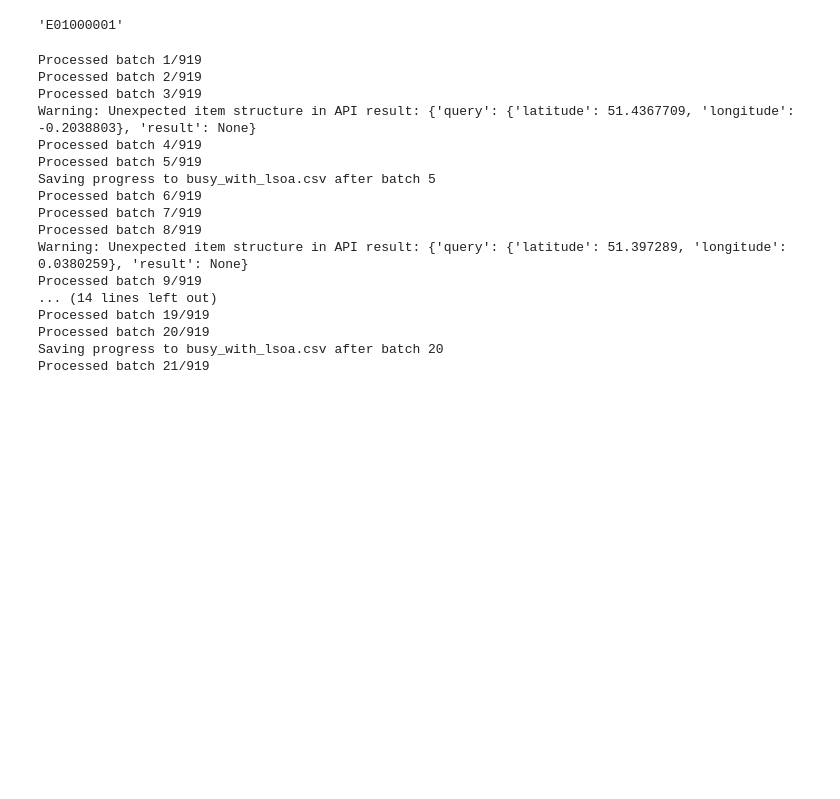
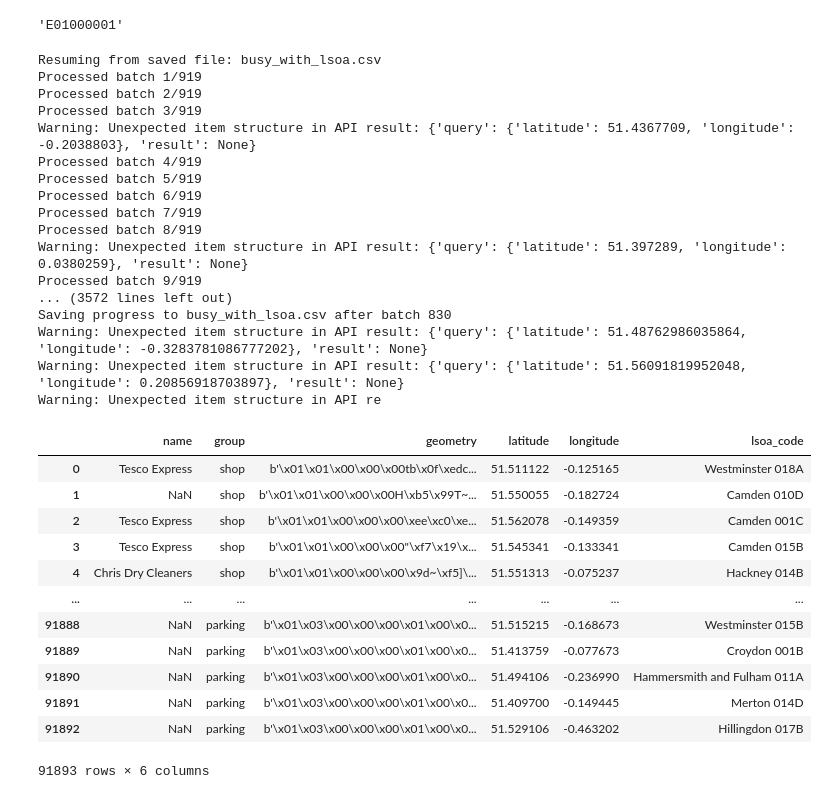
Before and after one commit to skyrimer/ARWCASP, a Jupyter notebook: EDA/London_busy.ipynb, the cells around one changed output. Drawn from its saved outputs; the diff is of its cells as text; code cells hidden in the pictures; blank space fills up the shorter version.

```diff
--- a/EDA/London_busy.ipynb
+++ b/EDA/London_busy.ipynb
@@ -190,7 +208,7 @@ def get_lsoa_in_batches_with_save(df, batch_size=100, output_filename='busy_with
             saved_df = pd.read_csv(output_filename)
             if 'lsoa_code' in saved_df.columns and len(saved_df) == len(df):
                 print(f"Resuming from saved file: {output_filename}")
-                return saved_df
+
             else:
                 print(f"Warning: Saved file {output_filename} is incomplete or has incorrect structure. Starting from scratch.")
         except Exception as e:
@@ -224,23 +242,40 @@ def get_lsoa_in_batches_with_save(df, batch_size=100, output_filename='busy_with
     return df
 
 # Assuming your DataFrame is named 'busy'
-busy_with_lsoa = get_lsoa_in_batches_with_save(busy, batch_size=100, output_filename='busy_with_lsoa.csv', save_interval=5)
+busy_with_lsoa = get_lsoa_in_batches_with_save(busy, batch_size=100, output_filename='busy_with_lsoa.csv', save_interval=10)
 print(busy_with_lsoa.head())
 # %% [output]
+Resuming from saved file: busy_with_lsoa.csv
 Processed batch 1/919
 Processed batch 2/919
 Processed batch 3/919
 Warning: Unexpected item structure in API result: {'query': {'latitude': 51.4367709, 'longitude': -0.2038803}, 'result': None}
 Processed batch 4/919
 Processed batch 5/919
-Saving progress to busy_with_lsoa.csv after batch 5
 Processed batch 6/919
 Processed batch 7/919
 Processed batch 8/919
 Warning: Unexpected item structure in API result: {'query': {'latitude': 51.397289, 'longitude': 0.0380259}, 'result': None}
 Processed batch 9/919
-... (14 lines left out)
-Processed batch 19/919
-Processed batch 20/919
-Saving progress to busy_with_lsoa.csv after batch 20
-Processed batch 21/919
+... (3572 lines left out)
+Saving progress to busy_with_lsoa.csv after batch 830
+Warning: Unexpected item structure in API result: {'query': {'latitude': 51.48762986035864, 'longitude': -0.3283781086777202}, 'result': None}
+Warning: Unexpected item structure in API result: {'query': {'latitude': 51.56091819952048, 'longitude': 0.20856918703897}, 'result': None}
+Warning: Unexpected item structure in API re
+# %%
+busy_with_lsoa = pd.read_csv('busy_with_lsoa.csv')
+busy_with_lsoa
+# %% [output]
+|  | name | group | geometry | latitude | longitude | lsoa_code |
+| 0 | Tesco Express | shop | b'\x01\x01\x00\x00\x00tb\x0f\xedc... | 51.511122 | -0.125165 | Westminster 018A |
+| 1 | NaN | shop | b'\x01\x01\x00\x00\x00H\xb5\x99T~... | 51.550055 | -0.182724 | Camden 010D |
+| 2 | Tesco Express | shop | b'\x01\x01\x00\x00\x00\xee\xc0\xe... | 51.562078 | -0.149359 | Camden 001C |
+| 3 | Tesco Express | shop | b'\x01\x01\x00\x00\x00"\xf7\x19\x... | 51.545341 | -0.133341 | Camden 015B |
+| 4 | Chris Dry Cleaners | shop | b'\x01\x01\x00\x00\x00\x9d~\xf5]\... | 51.551313 | -0.075237 | Hackney 014B |
+| ... | ... | ... | ... | ... | ... | ... |
+| 91888 | NaN | parking | b'\x01\x03\x00\x00\x00\x01\x00\x0... | 51.515215 | -0.168673 | Westminster 015B |
+| 91889 | NaN | parking | b'\x01\x03\x00\x00\x00\x01\x00\x0... | 51.413759 | -0.077673 | Croydon 001B |
+| 91890 | NaN | parking | b'\x01\x03\x00\x00\x00\x01\x00\x0... | 51.494106 | -0.236990 | Hammersmith and Fulham 011A |
+| 91891 | NaN | parking | b'\x01\x03\x00\x00\x00\x01\x00\x0... | 51.409700 | -0.149445 | Merton 014D |
+| 91892 | NaN | parking | b'\x01\x03\x00\x00\x00\x01\x00\x0... | 51.529106 | -0.463202 | Hillingdon 017B |
+91893 rows × 6 columns
```
Also changed, not shown: parts of 7 cells of this notebook, 7 other files.
